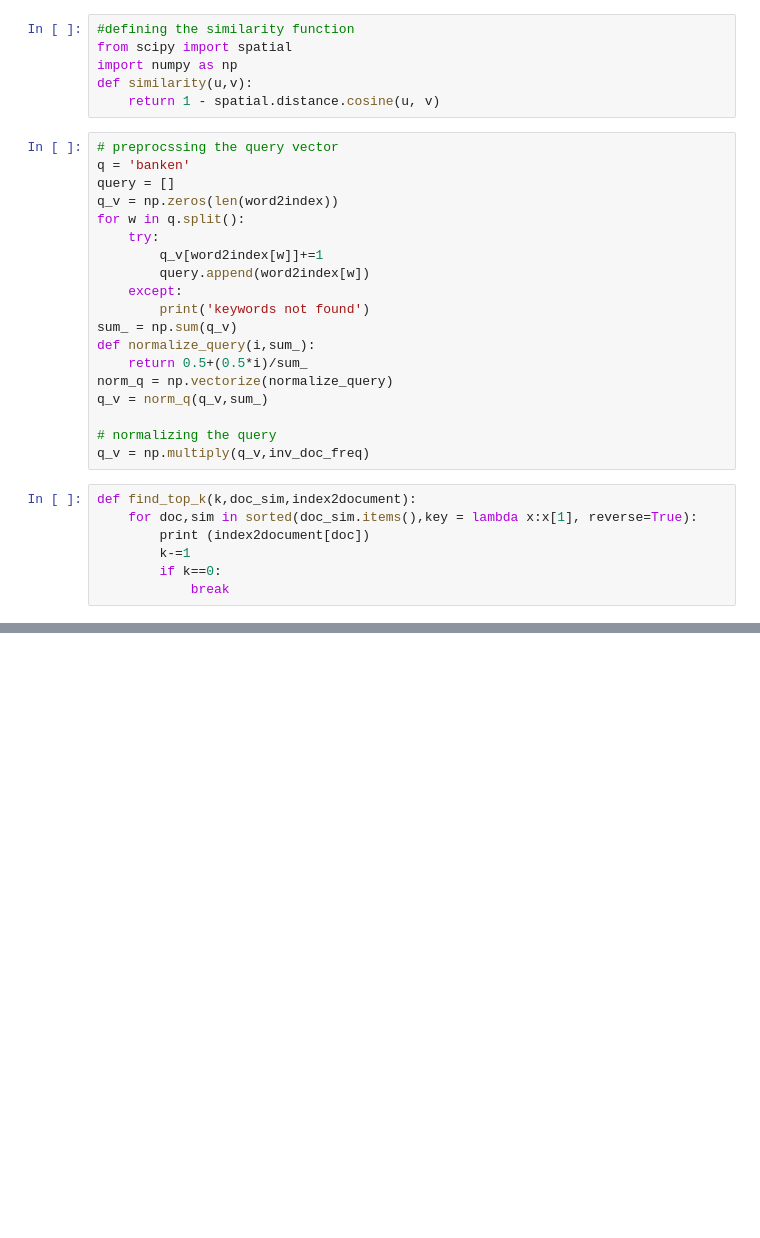
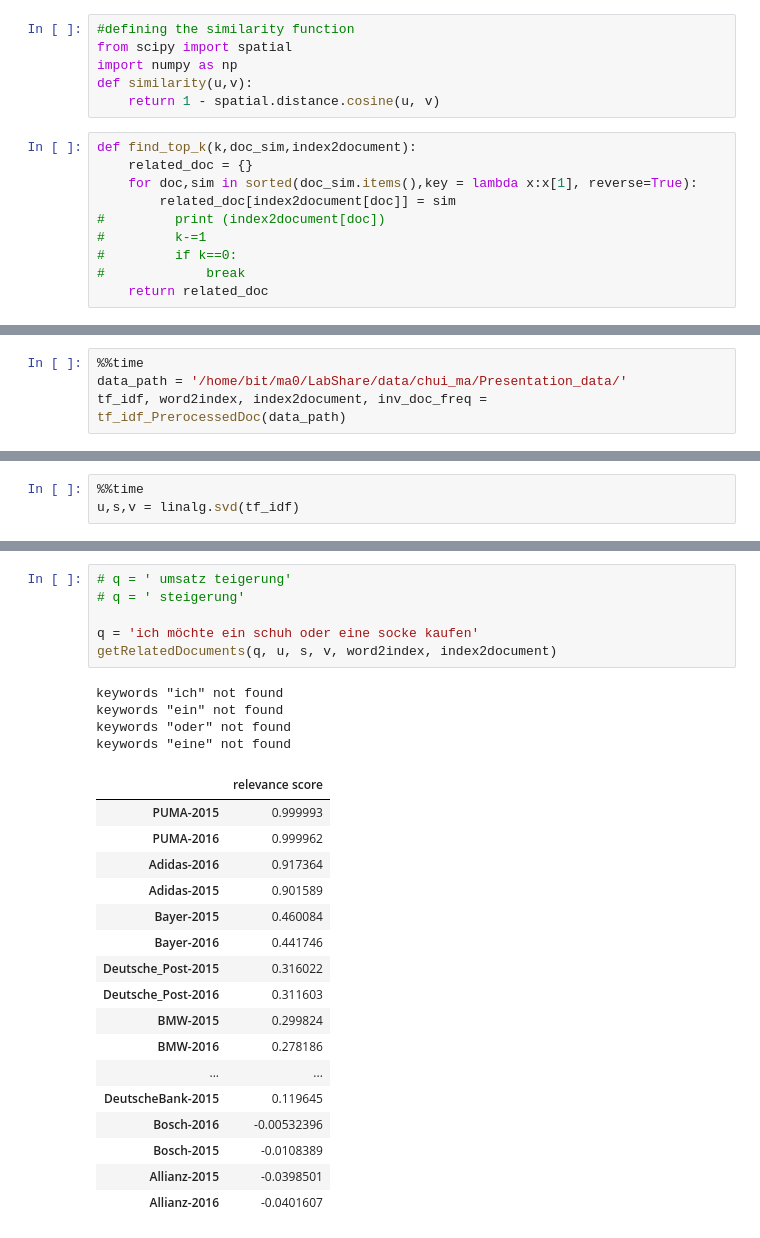
Before and after one commit to kmchao33/MachineLearningLab, a Jupyter notebook: LSI_topic_search.ipynb, the cells around one changed output, grey strips where cells are left out. Cells and saved outputs as stored; diff of their text form; blank space fills up the shorter version.

```diff
--- a/LSI_topic_search.ipynb
+++ b/LSI_topic_search.ipynb
@@ -13,32 +6,16 @@ from scipy import spatial
 import numpy as np
 def similarity(u,v):
     return 1 - spatial.distance.cosine(u, v)
-# %%
-# preprocssing the query vector
-q = 'banken'
-query = []
-q_v = np.zeros(len(word2index))
-for w in q.split():
-    try:
-        q_v[word2index[w]]+=1
-        query.append(word2index[w])
-    except:
-        print('keywords not found')
-sum_ = np.sum(q_v)
-def normalize_query(i,sum_):
-    return 0.5+(0.5*i)/sum_
-norm_q = np.vectorize(normalize_query)
-q_v = norm_q(q_v,sum_)
-
-# normalizing the query
-q_v = np.multiply(q_v,inv_doc_freq)
 # %%
 def find_top_k(k,doc_sim,index2document):
+    related_doc = {}
     for doc,sim in sorted(doc_sim.items(),key = lambda x:x[1], reverse=True):
-        print (index2document[doc])
-        k-=1
-        if k==0:
-            break
+        related_doc[index2document[doc]] = sim
+#         print (index2document[doc])
+#         k-=1
+#         if k==0:
+#             break
+    return related_doc
 # %%
 # latent semantic indexing (LSI)
 from numpy import linalg
@@ -71,0 +65,4 @@ def latent_semantic_indexing(query, tf_idf, k, topk, index2document):
+# %%
+%%time
+data_path = '/home/bit/ma0/LabShare/data/chui_ma/Presentation_data/'
+tf_idf, word2index, index2document, inv_doc_freq = tf_idf_PrerocessedDoc(data_path)
@@ -82,0 +75,3 @@ Wall time: 4min 27s
+# %%
+%%time
+u,s,v = linalg.svd(tf_idf)
@@ -82,0 +134,28 @@ Wall time: 4min 27s
+# %%
+# q = ' umsatz teigerung'
+# q = ' steigerung'
+
+q = 'ich möchte ein schuh oder eine socke kaufen'
+getRelatedDocuments(q, u, s, v, word2index, index2document)
+# %% [output]
+keywords "ich" not found
+keywords "ein" not found
+keywords "oder" not found
+keywords "eine" not found
+|  | relevance score |
+| PUMA-2015 | 0.999993 |
+| PUMA-2016 | 0.999962 |
+| Adidas-2016 | 0.917364 |
+| Adidas-2015 | 0.901589 |
+| Bayer-2015 | 0.460084 |
+| Bayer-2016 | 0.441746 |
+| Deutsche_Post-2015 | 0.316022 |
+| Deutsche_Post-2016 | 0.311603 |
+| BMW-2015 | 0.299824 |
+| BMW-2016 | 0.278186 |
+| ... | ... |
+| DeutscheBank-2015 | 0.119645 |
+| Bosch-2016 | -0.00532396 |
+| Bosch-2015 | -0.0108389 |
+| Allianz-2015 | -0.0398501 |
+| Allianz-2016 | -0.0401607 |
```
Also changed, not shown: parts of 10 cells of this notebook, 1 other file.
